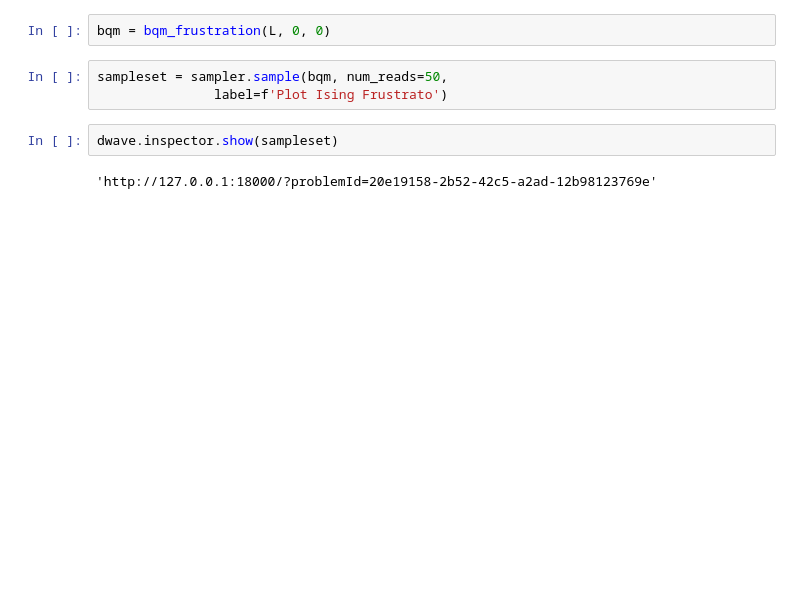
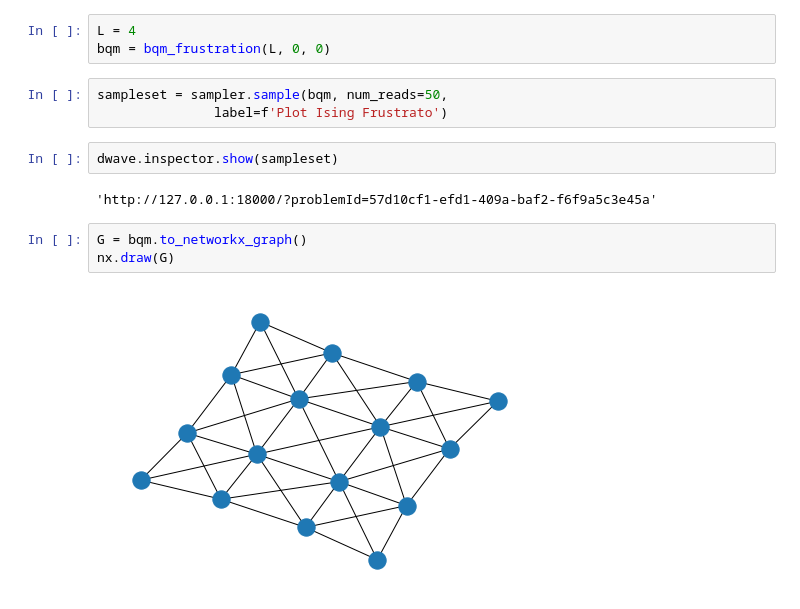
Before and after one commit to Wronsmin/Quantum-Computing, a Jupyter notebook: src/Ising/plots_ising.ipynb, the cells around one changed output. Cells and saved outputs as stored; diff of their text form; blank space fills up the shorter version.

```diff
--- a/src/Ising/plots_ising.ipynb
+++ b/src/Ising/plots_ising.ipynb
@@ -18,6 +18,7 @@ import dwave.inspector
 qpu = DWaveSampler()
 sampler = EmbeddingComposite(qpu)
 # %%
+L = 4
 bqm = bqm_frustration(L, 0, 0)
 # %%
 sampleset = sampler.sample(bqm, num_reads=50,
@@ -25,4 +26,9 @@ sampleset = sampler.sample(bqm, num_reads=50,
 # %%
 dwave.inspector.show(sampleset)
 # %% [output]
-'http://127.0.0.1:18000/?problemId=20e19158-2b52-42c5-a2ad-12b98123769e'
+'http://127.0.0.1:18000/?problemId=57d10cf1-efd1-409a-baf2-f6f9a5c3e45a'
+# %%
+G = bqm.to_networkx_graph()
+nx.draw(G)
+# %% [output]
+[figure, added]
```
Also changed, not shown: 1 other file.
